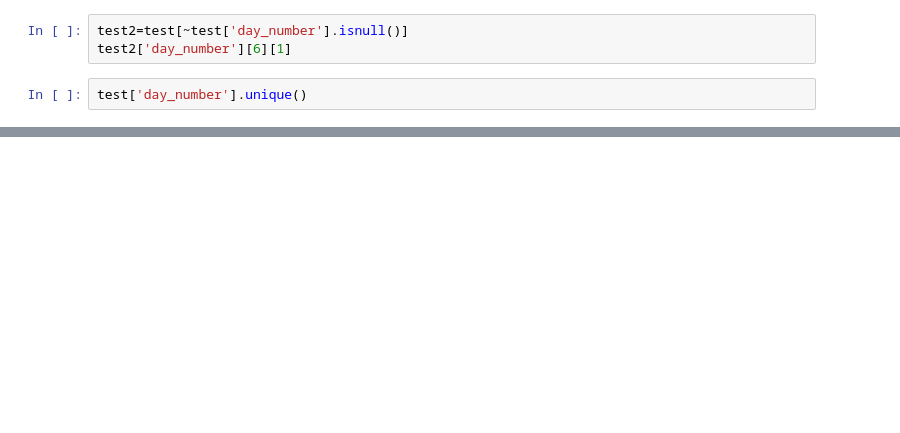
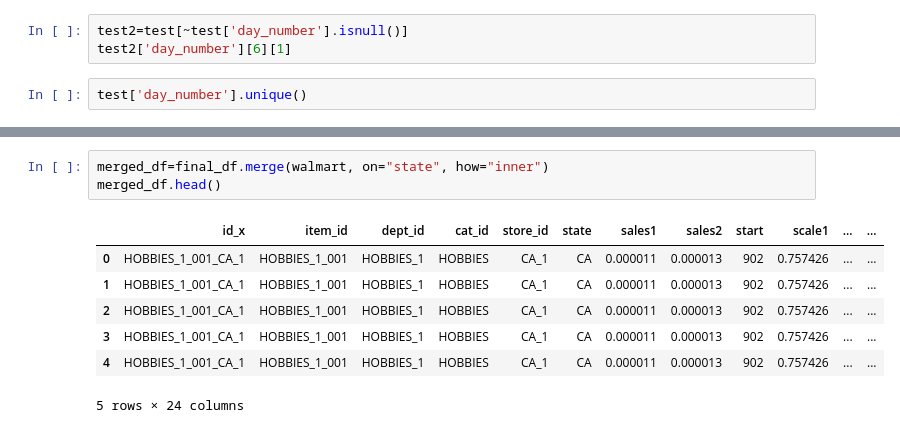
Before and after one commit to beckyydo/Project-2, a Jupyter notebook: Resources/Table2.ipynb, the cells around one changed output, grey strips where cells are left out. Cells and saved outputs as stored; diff of their text form; blank space fills up the shorter version.

```diff
--- a/Resources/Table2.ipynb
+++ b/Resources/Table2.ipynb
@@ -226,0 +237,11 @@ sales_aug.groupby(by="a").sum()
+# %%
+merged_df=final_df.merge(walmart, on="state", how="inner")
+merged_df.head()
+# %% [output]
+|  | id_x | item_id | dept_id | cat_id | store_id | state | sales1 | sales2 | start | scale1 | ... | ... |
+| 0 | HOBBIES_1_001_CA_1 | HOBBIES_1_001 | HOBBIES_1 | HOBBIES | CA_1 | CA | 0.000011 | 0.000013 | 902 | 0.757426 | ... | ... |
+| 1 | HOBBIES_1_001_CA_1 | HOBBIES_1_001 | HOBBIES_1 | HOBBIES | CA_1 | CA | 0.000011 | 0.000013 | 902 | 0.757426 | ... | ... |
+| 2 | HOBBIES_1_001_CA_1 | HOBBIES_1_001 | HOBBIES_1 | HOBBIES | CA_1 | CA | 0.000011 | 0.000013 | 902 | 0.757426 | ... | ... |
+| 3 | HOBBIES_1_001_CA_1 | HOBBIES_1_001 | HOBBIES_1 | HOBBIES | CA_1 | CA | 0.000011 | 0.000013 | 902 | 0.757426 | ... | ... |
+| 4 | HOBBIES_1_001_CA_1 | HOBBIES_1_001 | HOBBIES_1 | HOBBIES | CA_1 | CA | 0.000011 | 0.000013 | 902 | 0.757426 | ... | ... |
+5 rows × 24 columns
```
Also changed, not shown: parts of 12 cells of this notebook.
